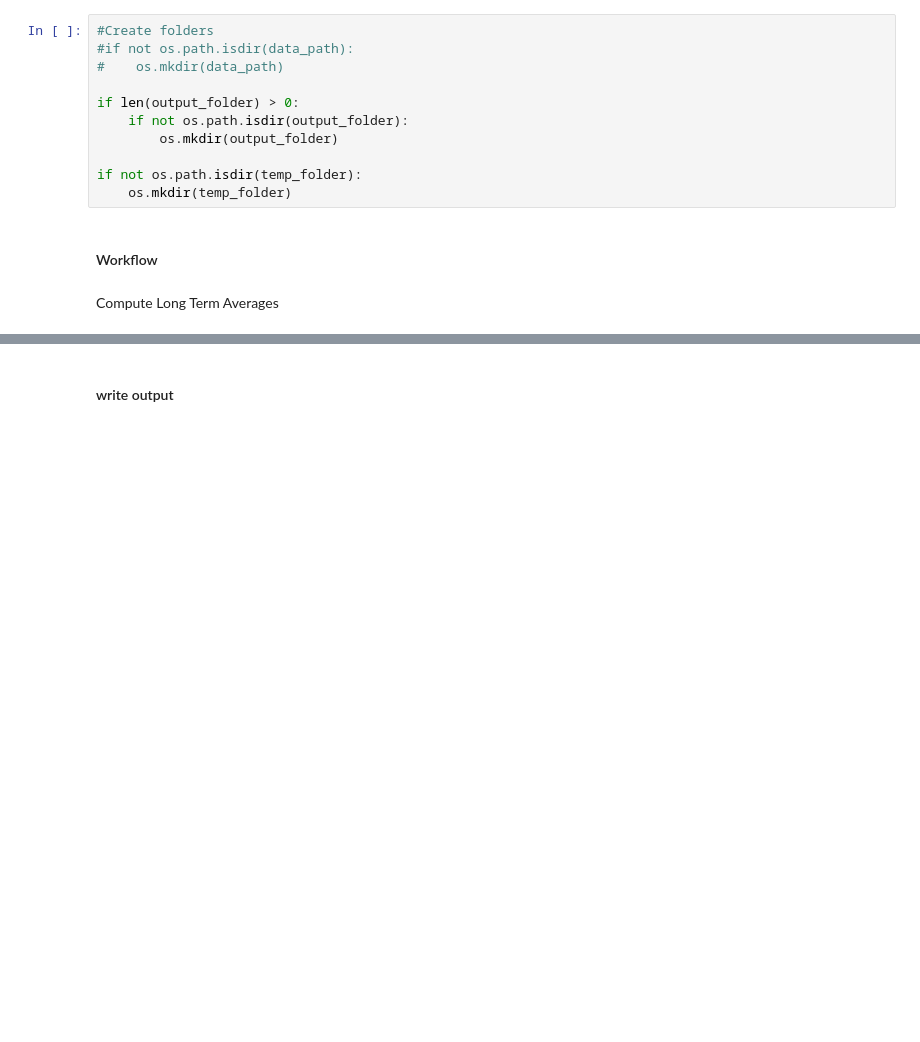
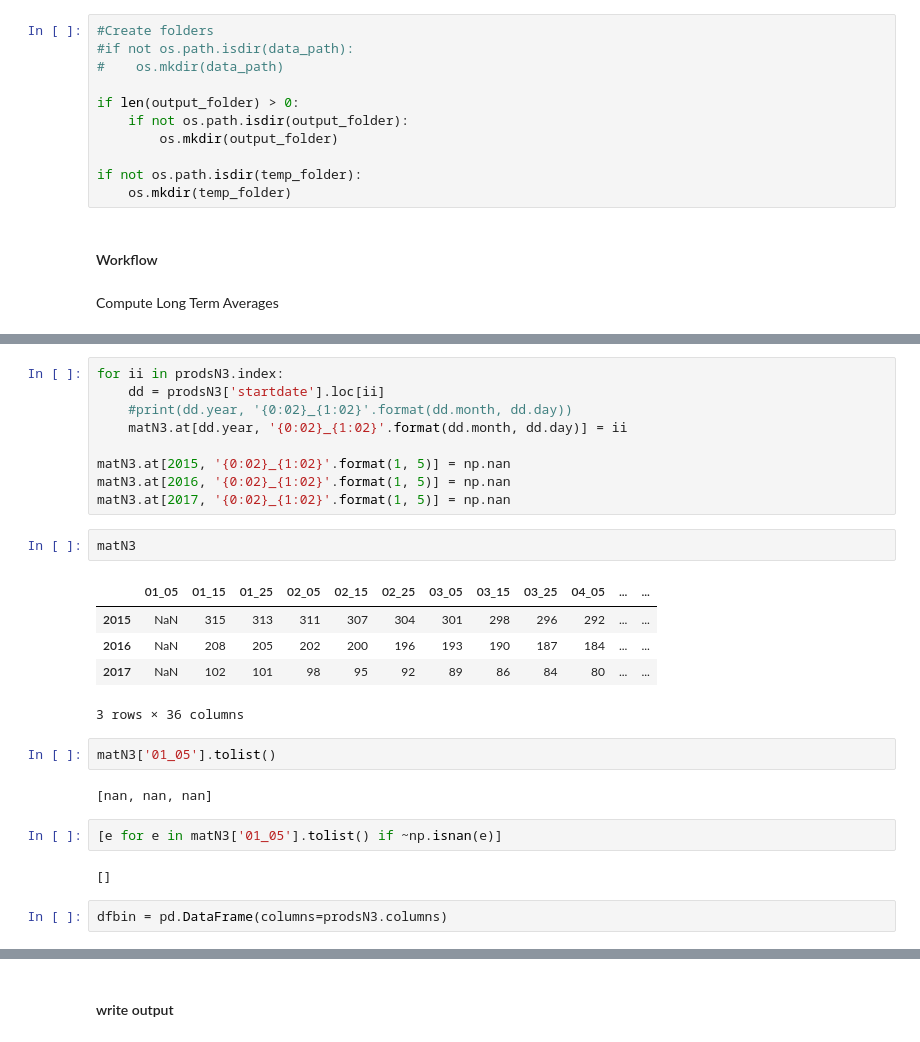
Before and after one commit to ec-better/ewf-wfp-02-01-03, a Jupyter notebook: src/main/app-resources/notebook/libexec/input.ipynb, the cells around one changed output, grey strips where cells are left out. Cells and saved outputs as stored; diff of their text form; blank space fills up the shorter version.

```diff
--- a/src/main/app-resources/notebook/libexec/input.ipynb
+++ b/src/main/app-resources/notebook/libexec/input.ipynb
@@ -304,0 +544,27 @@ Compute Long Term Averages
+# %%
+for ii in prodsN3.index:
+    dd = prodsN3['startdate'].loc[ii]
+    #print(dd.year, '{0:02}_{1:02}'.format(dd.month, dd.day))
+    matN3.at[dd.year, '{0:02}_{1:02}'.format(dd.month, dd.day)] = ii
+
+matN3.at[2015, '{0:02}_{1:02}'.format(1, 5)] = np.nan
+matN3.at[2016, '{0:02}_{1:02}'.format(1, 5)] = np.nan
+matN3.at[2017, '{0:02}_{1:02}'.format(1, 5)] = np.nan
+# %%
+matN3
+# %% [output]
+|  | 01_05 | 01_15 | 01_25 | 02_05 | 02_15 | 02_25 | 03_05 | 03_15 | 03_25 | 04_05 | ... | ... |
+| 2015 | NaN | 315 | 313 | 311 | 307 | 304 | 301 | 298 | 296 | 292 | ... | ... |
+| 2016 | NaN | 208 | 205 | 202 | 200 | 196 | 193 | 190 | 187 | 184 | ... | ... |
+| 2017 | NaN | 102 | 101 | 98 | 95 | 92 | 89 | 86 | 84 | 80 | ... | ... |
+3 rows × 36 columns
+# %%
+matN3['01_05'].tolist()
+# %% [output]
+[nan, nan, nan]
+# %%
+[e for e in matN3['01_05'].tolist() if ~np.isnan(e)]
+# %% [output]
+[]
+# %%
+dfbin = pd.DataFrame(columns=prodsN3.columns)
```
Also changed, not shown: parts of 47 cells of this notebook.
